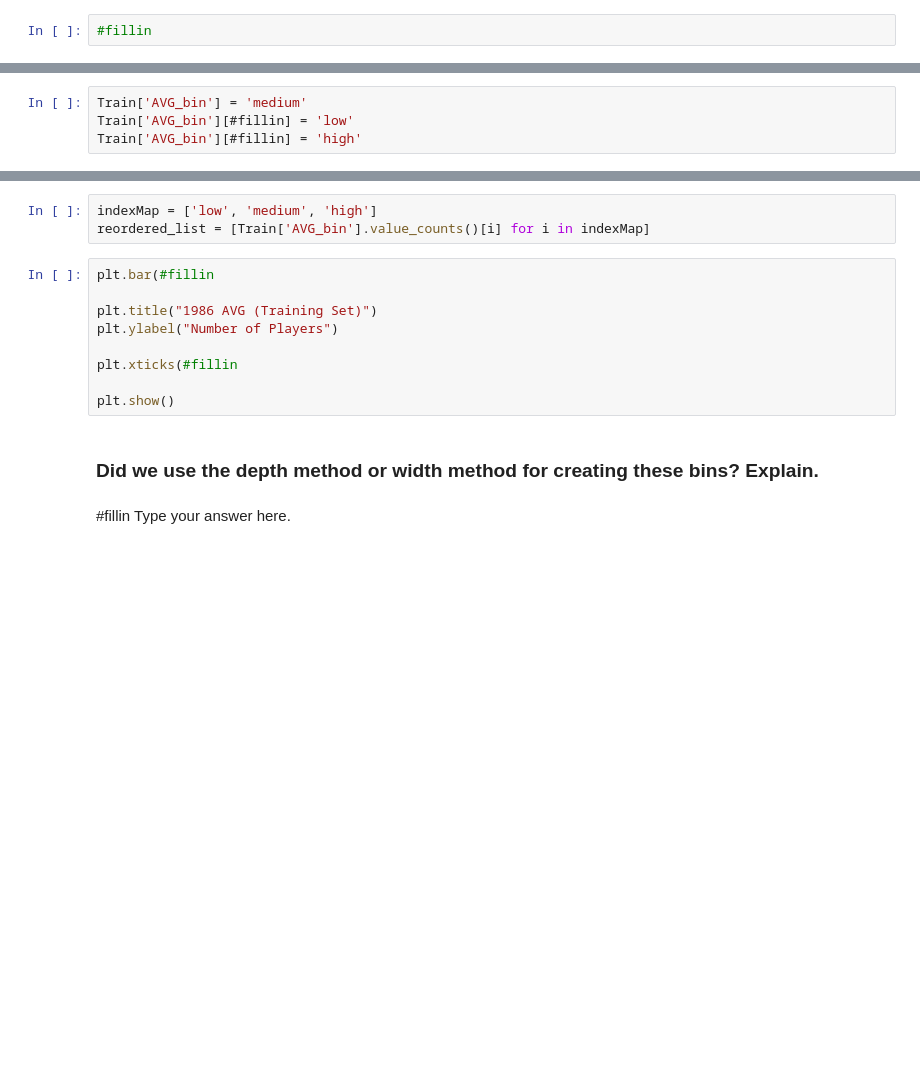
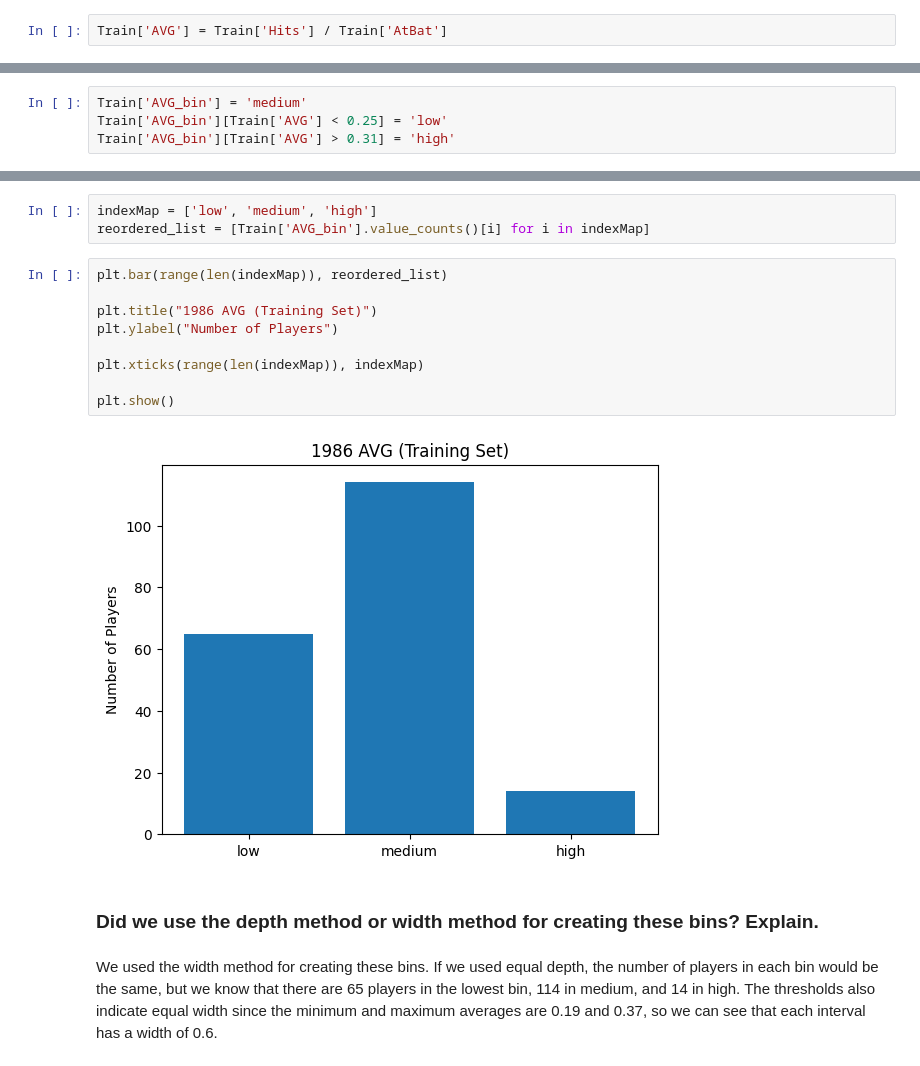
Before and after one commit to ehowells/code_2600, a Jupyter notebook: mod03_eda.ipynb, the cells around one changed output, grey strips where cells are left out. Saved outputs shown, nothing was run; the diff lists cells and outputs as text; blank space fills up the shorter version.

```diff
--- a/mod03_eda.ipynb
+++ b/mod03_eda.ipynb
@@ -193,10 +192,10 @@ Totals = [TotHits, TotWalks, TotAtBat-TotHits-TotWalks]
 # %% [markdown]
 ### The previous two cells gave us totals across all players. For each player in the training set, calculate the Hits as a percent of AtBat and store it in a new variable called 'AVG'
 # %%
-#fillin
+Train['AVG'] = Train['Hits'] / Train['AtBat']
 # %% [markdown]
 ### Using 0.25 and 0.31 as the split points, create a new variable with three bins: high, medium, and low.
 # %%
 Train['AVG_bin'] = 'medium'
-Train['AVG_bin'][#fillin] = 'low'
-Train['AVG_bin'][#fillin] = 'high'
+Train['AVG_bin'][Train['AVG'] < 0.25] = 'low'
+Train['AVG_bin'][Train['AVG'] > 0.31] = 'high'
@@ -210,15 +224,17 @@ Notice that the order of the bars will be medium, low, high. That's counterintui
 indexMap = ['low', 'medium', 'high']
 reordered_list = [Train['AVG_bin'].value_counts()[i] for i in indexMap]
 # %%
-plt.bar(#fillin
+plt.bar(range(len(indexMap)), reordered_list)
 
 plt.title("1986 AVG (Training Set)")
 plt.ylabel("Number of Players")
 
-plt.xticks(#fillin
+plt.xticks(range(len(indexMap)), indexMap)
 
 plt.show()
+# %% [output]
+[figure, added]
 # %% [markdown]
 ### Did we use the depth method or width method for creating these bins? Explain.
 # %% [markdown]
-#fillin Type your answer here.
+We used the width method for creating these bins. If we used equal depth, the number of players in each bin would be the same, but we know that there are 65 players in the lowest bin, 114 in medium, and 14 in high. The thresholds also indicate equal width since the minimum and maximum averages are 0.19 and 0.37, so we can see that each interval has a width of 0.6.
```
Also changed, not shown: parts of 16 cells of this notebook.
